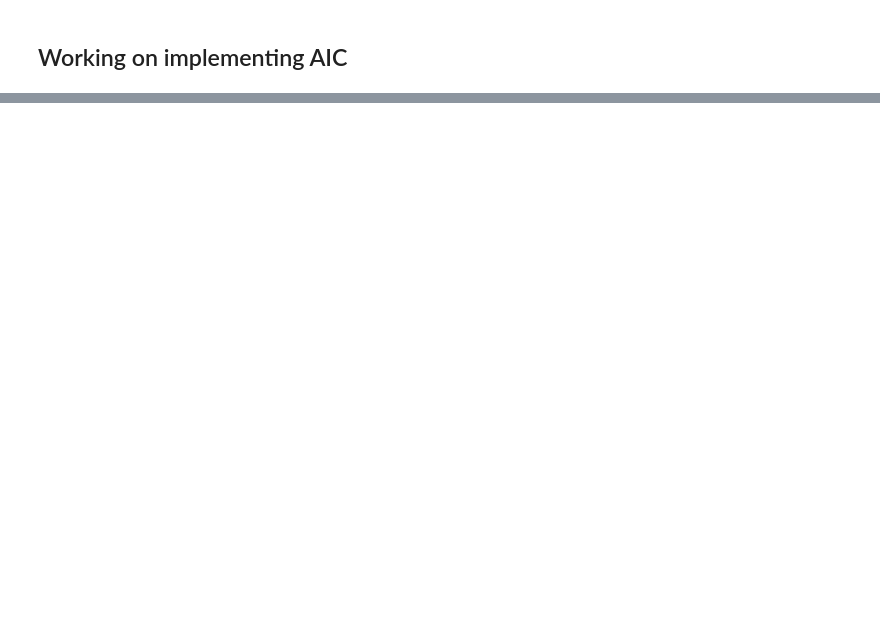
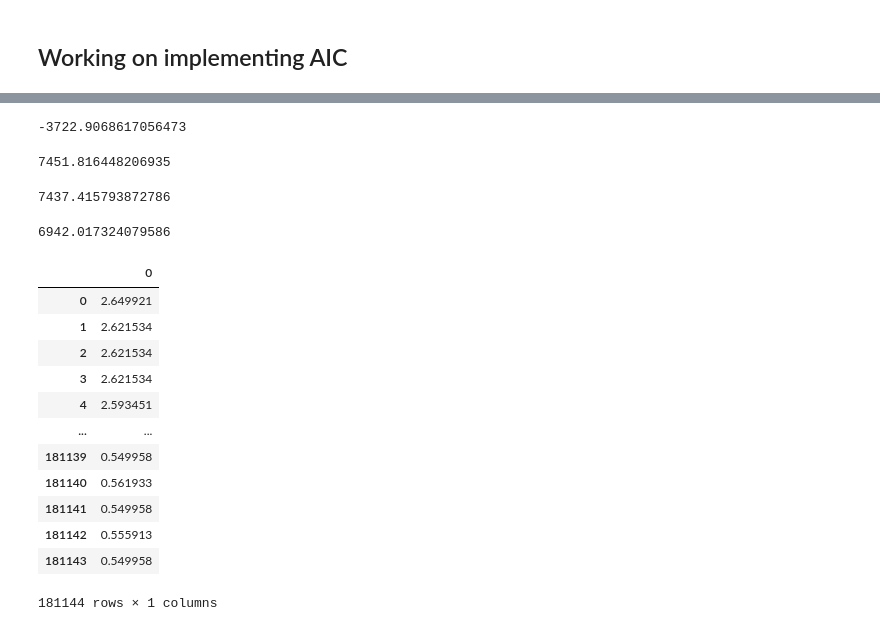
Before and after one commit to SamuelBFG/ga-fading, a Jupyter notebook: GeneticAlgorithm_CurveFitting.ipynb, the cells around one changed output, grey strips where cells are left out. Cells and saved outputs as stored; diff of their text form; code cells hidden in the pictures; blank space fills up the shorter version.

```diff
--- a/GeneticAlgorithm_CurveFitting.ipynb
+++ b/GeneticAlgorithm_CurveFitting.ipynb
@@ -570,0 +682,41 @@ display(df)
+# %%
+np.sum(np.log(computePDF(data_mV, 60.074731198877520, 0.100000000000035, 1.090859130374765)))
+# %% [output]
+-3722.9068617056473
+# %%
+sum = np.sum(np.log(computePDF(data_mV, 60.074731198877520, 0.100000000000035, 1.090859130374765)))
+-2*sum + 2*K + (2*K*(K+1))/(n-K-1)
+# %% [output]
+7451.816448206935
+# %%
+sum = np.sum(np.log(computePDF(data_mV, kappa_hat, mu_hat, omega_hat)))
+-2*sum + 2*K + (2*K*(K+1))/(n-K-1)
+# %% [output]
+7437.415793872786
+# %%
+sum = np.sum(np.log(computePDF(data_mV, kappa_hat2, mu_hat2, omega_hat2)))
+-2*sum + 2*K + (2*K*(K+1))/(n-K-1)
+# %% [output]
+6942.017324079586
+# %%
+data = pd.read_csv('/content/P_dBm_out_LOS_Head_Indoor.txt', sep=" ", header=None)
+data = data.dropna(axis=1).transpose().reset_index(drop=True)
+data_mv = dBm2mV(data)
+
+global_mean = np.mean(data_mv)
+data_mv = data_mv / global_mean
+data_mv
+# %% [output]
+|  | 0 |
+| 0 | 2.649921 |
+| 1 | 2.621534 |
+| 2 | 2.621534 |
+| 3 | 2.621534 |
+| 4 | 2.593451 |
+| ... | ... |
+| 181139 | 0.549958 |
+| 181140 | 0.561933 |
+| 181141 | 0.549958 |
+| 181142 | 0.555913 |
+| 181143 | 0.549958 |
+181144 rows × 1 columns
```
Also changed, not shown: parts of 24 cells of this notebook.
